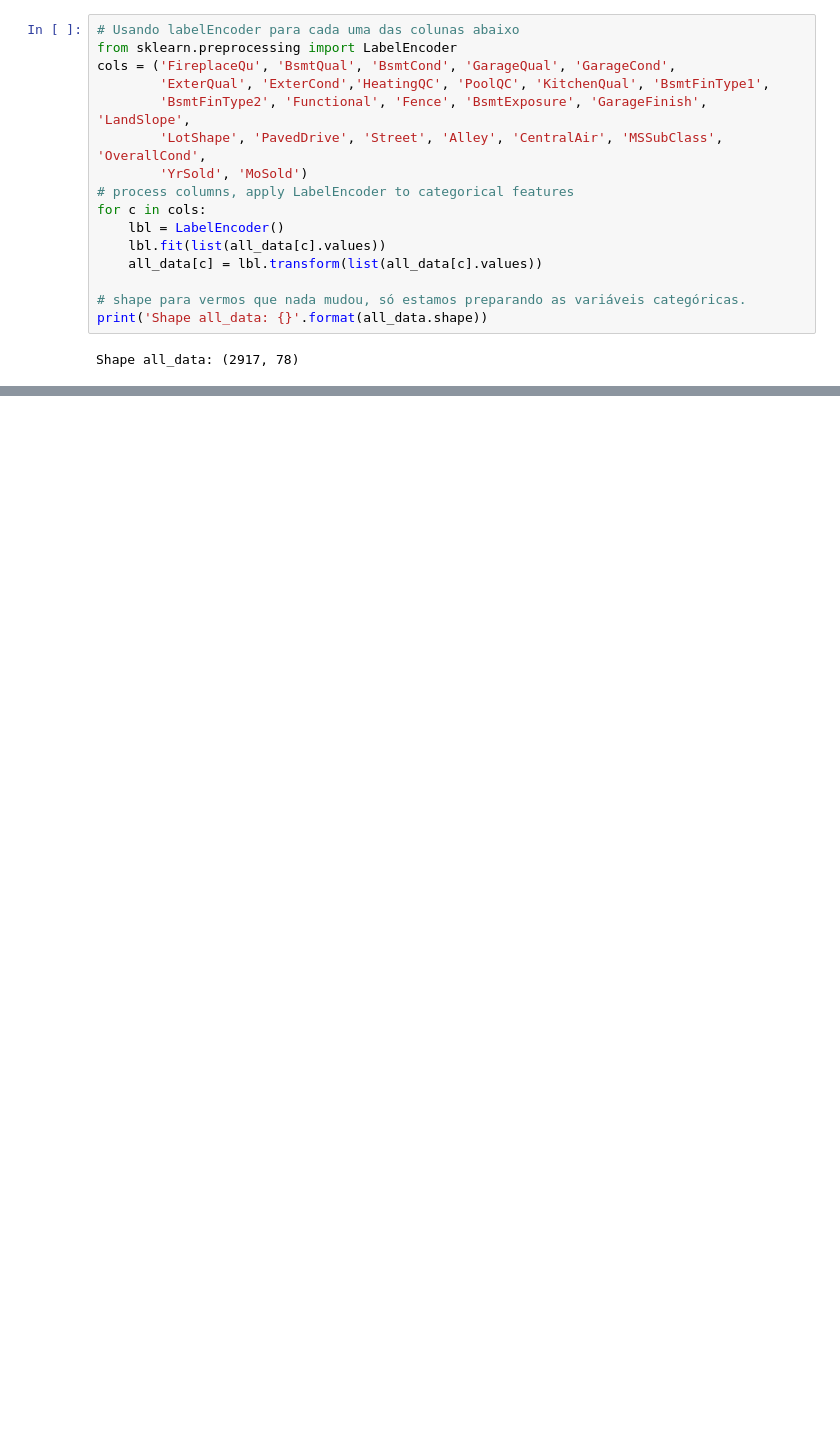
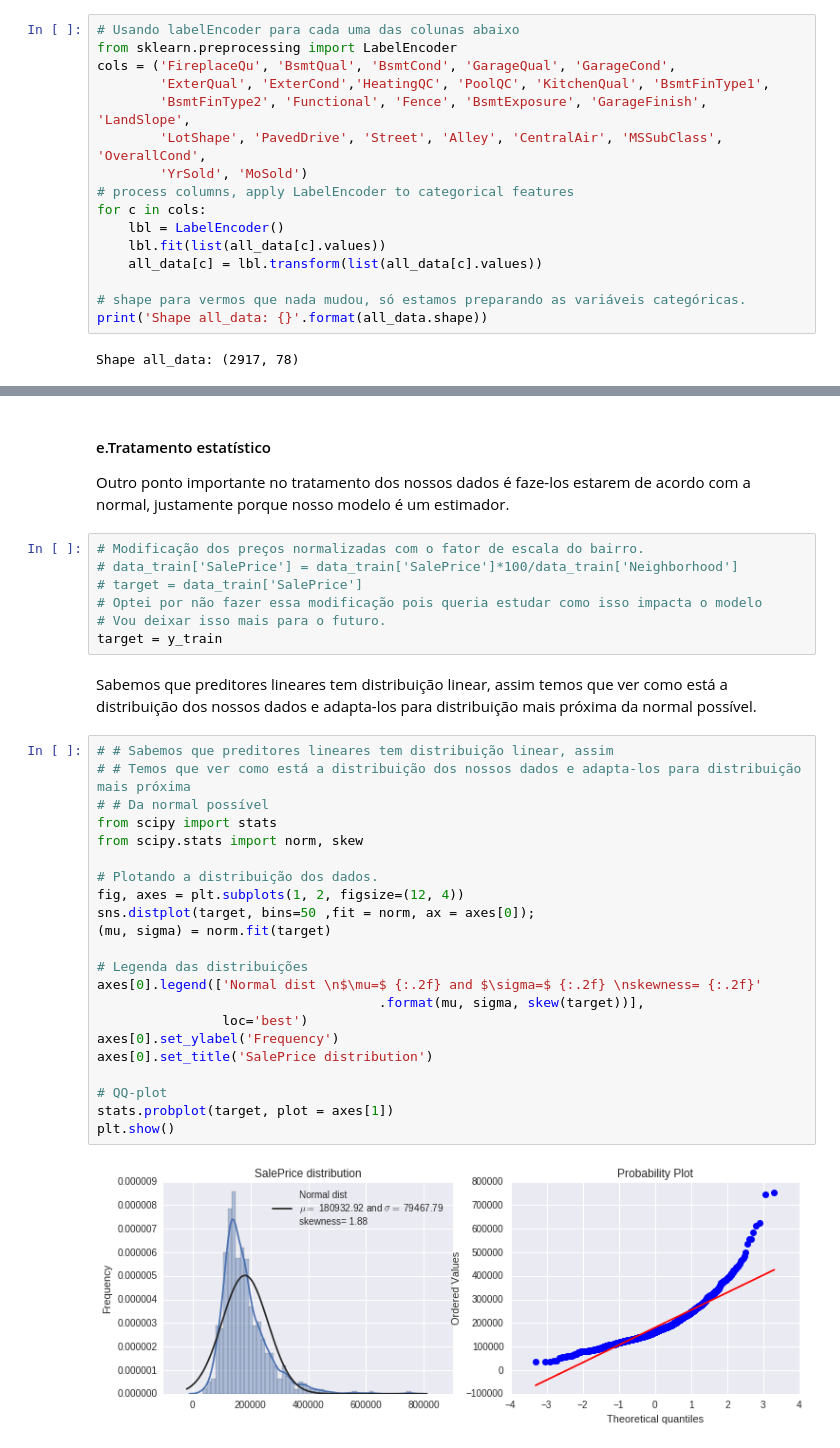
Before and after one commit to inascim/MLHeraldo20181, a Jupyter notebook: TrabalhoHeraldo2018.ipynb, the cells around one changed output, grey strips where cells are left out. Saved outputs shown, nothing was run; the diff lists cells and outputs as text; blank space fills up the shorter version.

```diff
--- a/TrabalhoHeraldo2018.ipynb
+++ b/TrabalhoHeraldo2018.ipynb
@@ -352,0 +335,37 @@ all_data['PercntLiv'] =  (all_data['GrLivArea']/all_data['LotArea'])*100
+# %% [markdown]
+#### e.Tratamento estatístico
+
+Outro ponto importante no tratamento dos nossos dados é faze-los estarem de acordo com a normal, justamente porque nosso modelo é um estimador.
+# %%
+# Modificação dos preços normalizadas com o fator de escala do bairro.
+# data_train['SalePrice'] = data_train['SalePrice']*100/data_train['Neighborhood']
+# target = data_train['SalePrice']
+# Optei por não fazer essa modificação pois queria estudar como isso impacta o modelo
+# Vou deixar isso mais para o futuro.
+target = y_train
+# %% [markdown]
+Sabemos que preditores lineares tem distribuição linear, assim temos que ver como está a distribuição dos nossos dados e adapta-los para distribuição mais próxima da normal possível.
+# %%
+# # Sabemos que preditores lineares tem distribuição linear, assim
+# # Temos que ver como está a distribuição dos nossos dados e adapta-los para distribuição mais próxima
+# # Da normal possível
+from scipy import stats
+from scipy.stats import norm, skew
+
+# Plotando a distribuição dos dados.
+fig, axes = plt.subplots(1, 2, figsize=(12, 4))
+sns.distplot(target, bins=50 ,fit = norm, ax = axes[0]);
+(mu, sigma) = norm.fit(target)
+
+# Legenda das distribuições
+axes[0].legend(['Normal dist \n$\mu=$ {:.2f} and $\sigma=$ {:.2f} \nskewness= {:.2f}'
+                                    .format(mu, sigma, skew(target))],
+                loc='best')
+axes[0].set_ylabel('Frequency')
+axes[0].set_title('SalePrice distribution')
+
+# QQ-plot
+stats.probplot(target, plot = axes[1])
+plt.show()
+# %% [output]
+[figure, added]
```
Also changed, not shown: parts of 126 cells of this notebook.
